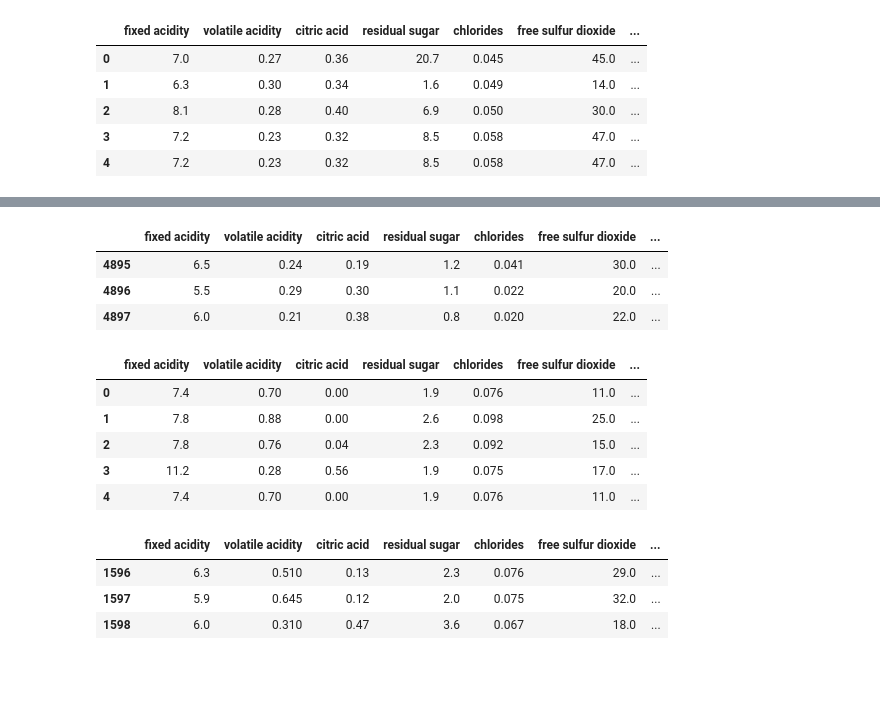
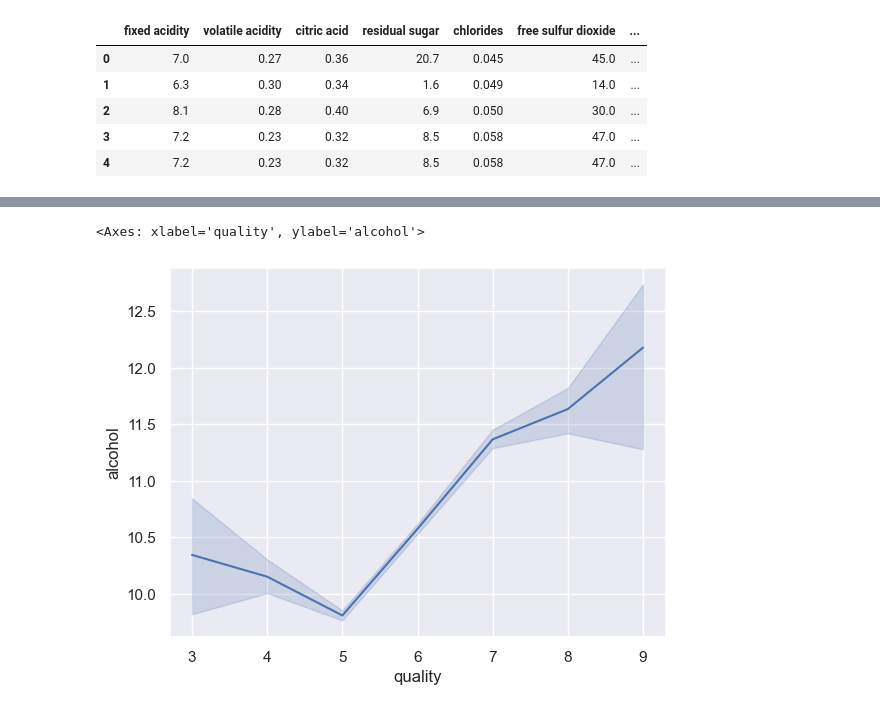
Before and after one commit to intendedsideeffects/Project-2, a Jupyter notebook: blueberry_winery.ipynb, the cells around one changed output, grey strips where cells are left out. Saved outputs shown, nothing was run; the diff lists cells and outputs as text; code cells hidden in the pictures; blank space fills up the shorter version.

Commit message:
data cleaned

```diff
--- a/blueberry_winery.ipynb
+++ b/blueberry_winery.ipynb
@@ -36,24 +16,8 @@ dfw.info
-# %%
-dfw.tail(3)
-# %% [output]
-|  | fixed acidity | volatile acidity | citric acid | residual sugar | chlorides | free sulfur dioxide | ... |
-| 4895 | 6.5 | 0.24 | 0.19 | 1.2 | 0.041 | 30.0 | ... |
-| 4896 | 5.5 | 0.29 | 0.30 | 1.1 | 0.022 | 20.0 | ... |
-| 4897 | 6.0 | 0.21 | 0.38 | 0.8 | 0.020 | 22.0 | ... |
-# %%
-dfr = pd.read_csv(r'C:\Users\janin\OneDrive\Desktop\wine+quality\winequality-red.csv',sep=';') # Gathering data
-dfr.head(5)
-# %% [output]
-|  | fixed acidity | volatile acidity | citric acid | residual sugar | chlorides | free sulfur dioxide | ... |
-| 0 | 7.4 | 0.70 | 0.00 | 1.9 | 0.076 | 11.0 | ... |
-| 1 | 7.8 | 0.88 | 0.00 | 2.6 | 0.098 | 25.0 | ... |
-| 2 | 7.8 | 0.76 | 0.04 | 2.3 | 0.092 | 15.0 | ... |
-| 3 | 11.2 | 0.28 | 0.56 | 1.9 | 0.075 | 17.0 | ... |
-| 4 | 7.4 | 0.70 | 0.00 | 1.9 | 0.076 | 11.0 | ... |
-# %%
-dfr.tail(3)
-# %% [output]
-|  | fixed acidity | volatile acidity | citric acid | residual sugar | chlorides | free sulfur dioxide | ... |
-| 1596 | 6.3 | 0.510 | 0.13 | 2.3 | 0.076 | 29.0 | ... |
-| 1597 | 5.9 | 0.645 | 0.12 | 2.0 | 0.075 | 32.0 | ... |
-| 1598 | 6.0 | 0.310 | 0.47 | 3.6 | 0.067 | 18.0 | ... |
+# %%
+sns.set_theme(style="darkgrid")
+
+# Plot the responses for different events and regions
+sns.lineplot(x="quality", y="alcohol", data=dfw)
+# %% [output]
+<Axes: xlabel='quality', ylabel='alcohol'>
+[figure, added]
```
Also changed, not shown: parts of 6 cells of this notebook, 3 other files.
